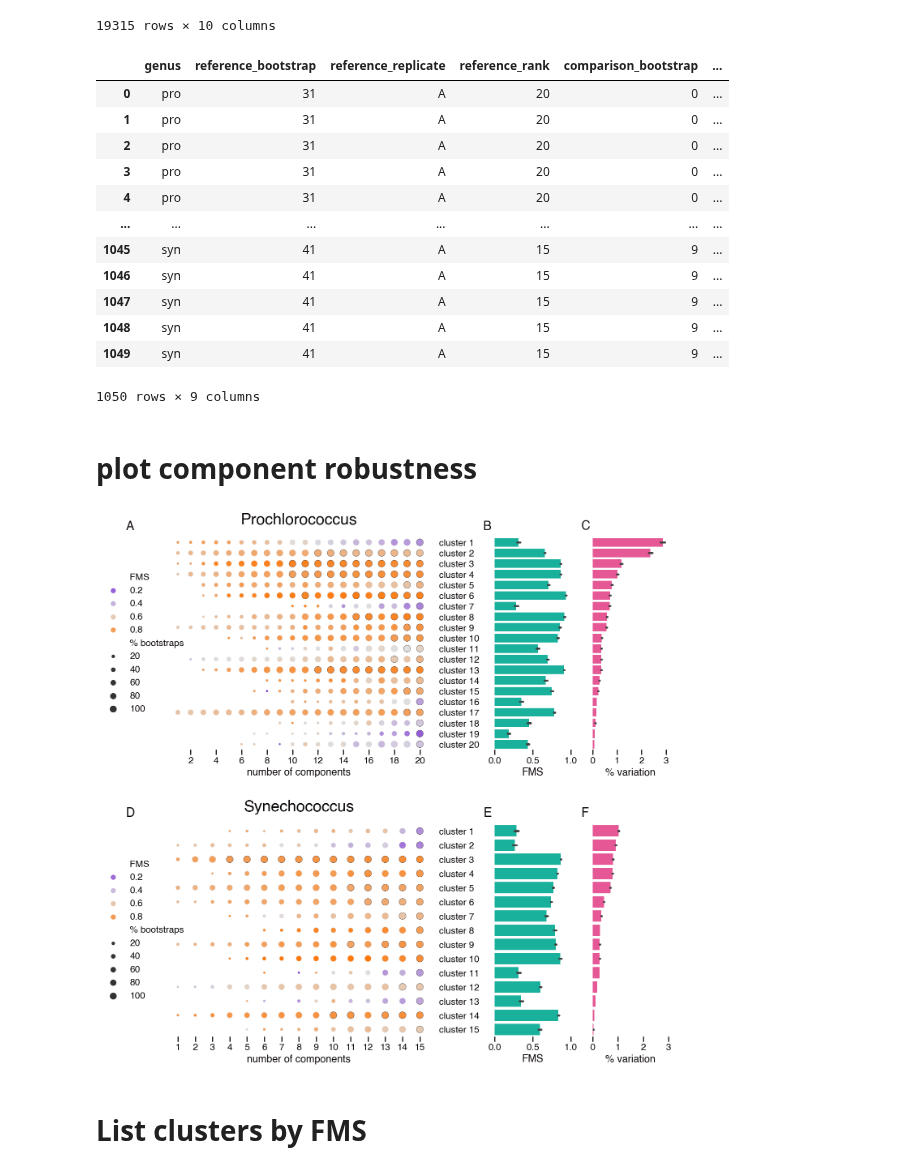
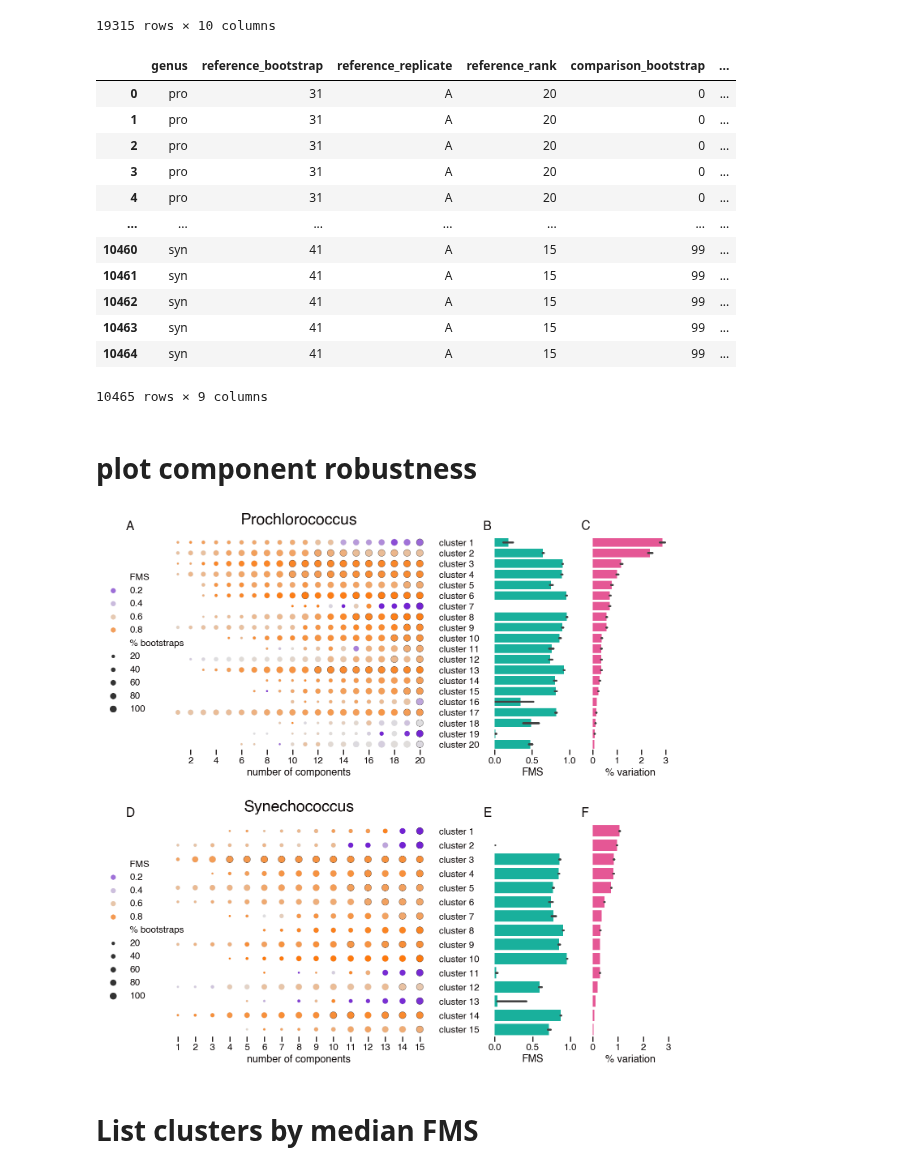
Before and after one commit to blasks/barnacle-manuscript, a Jupyter notebook: development/batch-correction/notebooks/component-robustness.ipynb, the cells around one changed output. Cells and saved outputs as stored; diff of their text form; code cells hidden in the pictures.

Commit message:
fixed figure to use median instead of mean estimator

```diff
--- a/development/batch-correction/notebooks/component-robustness.ipynb
+++ b/development/batch-correction/notebooks/component-robustness.ipynb
@@ -407,7 +407,7 @@ for cyano in ['pro', 'syn']:
     # separate out components
     ref_components = SparseCPTensor(reference_cp).get_components()
     # iterate through all cp tensors to be compared
-    for comp_rep, comp_boot in list(itertools.product(replicates, comp_boots)):
+    for comp_rep, comp_boot in list(itertools.product(replicates, ref_boots)):
         # no point in comparing to self
         if ref_rep == comp_rep and ref_boot == comp_boot:
             continue
@@ -450,12 +450,12 @@ var_df
 | 3 | pro | 31 | A | 20 | 0 | ... |
 | 4 | pro | 31 | A | 20 | 0 | ... |
 | ... | ... | ... | ... | ... | ... | ... |
-| 1045 | syn | 41 | A | 15 | 9 | ... |
-| 1046 | syn | 41 | A | 15 | 9 | ... |
-| 1047 | syn | 41 | A | 15 | 9 | ... |
-| 1048 | syn | 41 | A | 15 | 9 | ... |
-| 1049 | syn | 41 | A | 15 | 9 | ... |
+| 10460 | syn | 41 | A | 15 | 99 | ... |
+| 10461 | syn | 41 | A | 15 | 99 | ... |
+| 10462 | syn | 41 | A | 15 | 99 | ... |
+| 10463 | syn | 41 | A | 15 | 99 | ... |
+| 10464 | syn | 41 | A | 15 | 99 | ... |
-1050 rows × 9 columns
+10465 rows × 9 columns
 # %% [markdown]
 # plot component robustness
 # %%
@@ -476,7 +476,7 @@ for row, cyano in enumerate(['pro', 'syn']):
     # set up component robustness dataframe
     df = component_df[component_df['genus'] == cyano]
     df = df.groupby(['comparison_rank', 'reference_component']).agg(
-        FMS = ('fms', 'mean'),
+        FMS = ('fms', 'median'),
         bootstrap_count = ('fms', 'count')
     ).reset_index()
     # calculate bootstrap percentage
@@ -529,7 +529,8 @@ for row, cyano in enumerate(['pro', 'syn']):
         data=comp_stats_df,
         x='fms',
         y='comparison_component',
-        errorbar='se',
+        estimator='median',
+#         errorbar=None,
         orient='h',
         color=sns.color_palette()[2],
         ax=axes[row][i]
@@ -537,37 +538,38 @@ for row, cyano in enumerate(['pro', 'syn']):
     axes[row][i].set(xlabel='FMS', xticks=[0, .5, 1], ylabel=None);
     axes[row][i].tick_params(left=False)
 
     # plot % variance explained
     i = 3
     axes[row][i].annotate(annotations[row*4+i], **annot_kws)
     sns.barplot(
         data=var_df[var_df['genus'] == cyano],
         x='explained_variation',
         y='comparison_component',
-        errorbar='se',
+        estimator='median',
+#         errorbar=None,
         orient='h',
         color=sns.color_palette()[3],
         ax=axes[row][i]
     );
     axes[row][i].tick_params(left=False)
     axes[row][i].set(xlabel='% variation', xticks=[0, 1, 2, 3], ylabel=None)
 #     if cyano == 'pro':
 #         axes[row][i].set(xlabel='% variation', xticks=[0, 1, 2, 3], ylabel=None)
 #     elif cyano == 'syn':
 #         axes[row][i].set(xlabel='% variation', xticks=[0, 0.5, 1.0, 1.5], ylabel=None)
 
     # set cluster labels
     axes[row][0].tick_params(left=False, right=False, labelleft=False, labelright=True)
     if cyano == 'pro':
         axes[row][0].set_yticks(np.arange(20), [f'cluster {i+1}' for i in np.arange(20)]);
     elif cyano == 'syn':
         axes[row][0].set_yticks(np.arange(15), [f'cluster {i+1}' for i in np.arange(15)]);
 
 plt.savefig(outdir / 'component-robustness.png', bbox_inches='tight')
 # %% [output]
-[figure, old version]
+[figure, new version]
 # %% [markdown]
-# List clusters by FMS
+# List clusters by median FMS
 # %%
 # make comp_stats_df
 
```
Also changed, not shown: parts of 3 cells of this notebook.
